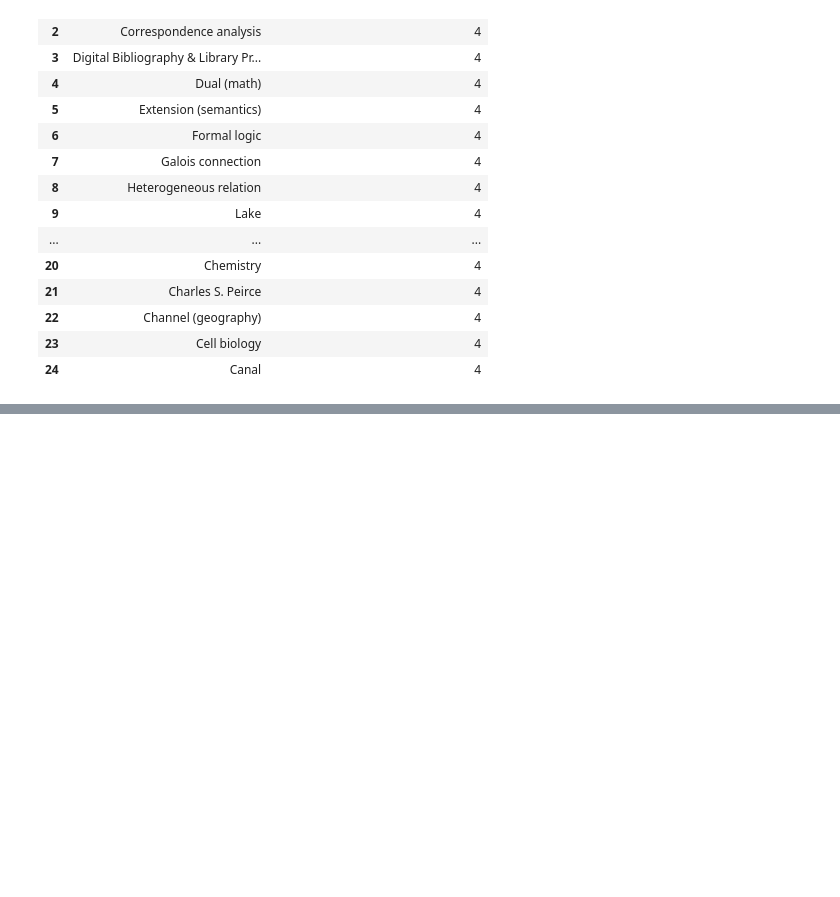
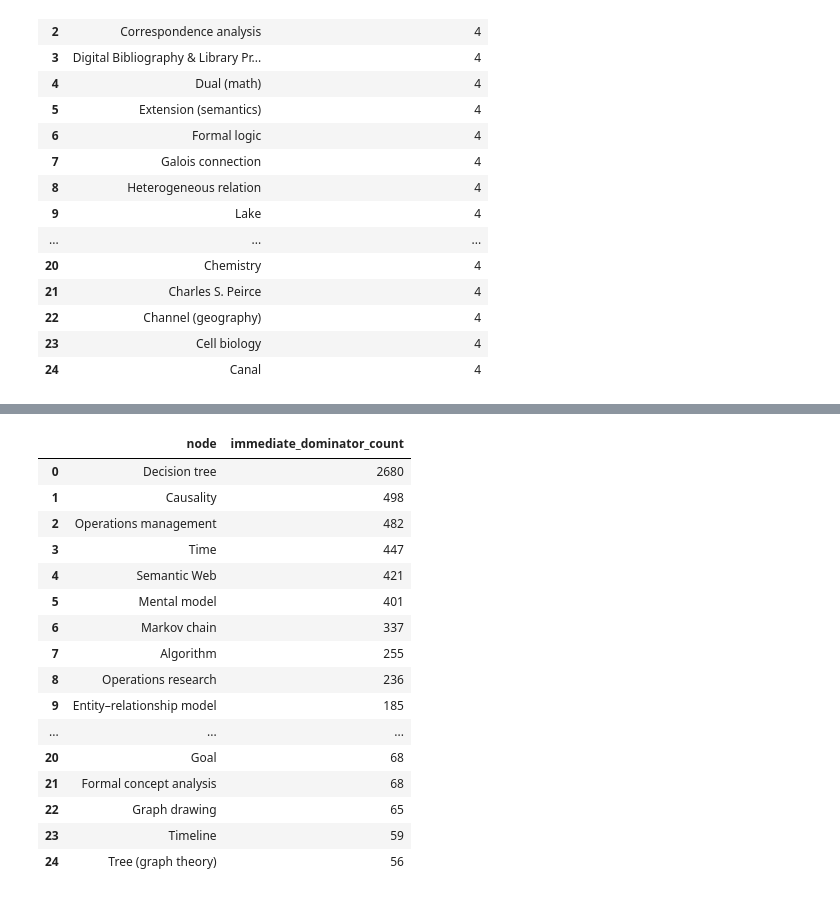
Before and after one commit to QED0711/wiki_learn, a Jupyter notebook: data-retrieval/graph_api/GraphCreator.ipynb, the cells around one changed output, grey strips where cells are left out. Drawn from its saved outputs; the diff is of its cells as text; code cells hidden in the pictures; blank space fills up the shorter version.

```diff
--- a/data-retrieval/graph_api/GraphCreator.ipynb
+++ b/data-retrieval/graph_api/GraphCreator.ipynb
@@ -68,13 +68,10 @@ class GraphCreator:
     def get_centrality(self):
         return sort_dict_values(nx.eigenvector_centrality(self.graph), ["node", "centrality"], "centrality")
 
-    def get_dispersion(self, nodes=None, comparison_node=None):
-        if not nodes:
-            nodes = self.graph.nodes
+    def get_dispersion(self, comparison_node=None):
         if not comparison_node:
             comparison_node = self.entry
-
-        return create_dispersion_df(gc.graph, comparison_node, nodes).sort_values("dispersion", ascending=False).reset_index().drop("index", axis=1)
+        return sort_dict_values(nx.dispersion(self.graph, u=comparison_node), ['node', 'dispersion'], 'dispersion')
 
     def get_pageranks(self):
         page_ranks = sorted([(key, value) for key, value in nx.algorithms.link_analysis.pagerank(
@@ -89,7 +86,7 @@ class GraphCreator:
         d = self.get_degrees()
 
         r_d = r.merge(d, on="node", how="inner")
-        r_d['adjusted_reciprocity'] = rec_deg.reciprocity * rec_deg.degrees
+        r_d['adjusted_reciprocity'] = r_d.reciprocity * r_d.degree
 
         adjusted_reci = r_d.sort_values("adjusted_reciprocity", ascending=False)
         return adjusted_reci.reset_index().drop(["degree", "reciprocity", "index"], axis=1)
@@ -100,6 +97,25 @@ class GraphCreator:
 
         paths = nx.algorithms.single_source_shortest_path_length(self.graph, source)
         return sort_dict_values(paths, ["node", "shortest_path_length_from_source"], "shortest_path_length_from_source", ascending=ascending)
+
+    def get_dominator_counts(self, source=None):
+        if not source:
+            source = self.entry
+
+        dom_dict = nx.algorithms.dominance.immediate_dominators(self.graph, start=source)
+
+        dom_counts = {}
+
+        for key, value in dom_dict.items():
+            if value in dom_counts:
+                dom_counts[value] += 1
+            else:
+                dom_counts[value] = 1
+        for node in self.graph.nodes:
+            if not node in dom_counts:
+                dom_counts[node] = 0
+
+        return sort_dict_values(dom_counts, ['node', 'immediate_dominator_count'], 'immediate_dominator_count')
 
     def create_ego(self, node=None):
         if not node:
@@ -267,3 +311,23 @@ gc.get_adjusted_reciprocity().head(25)
+# %%
+gc.get_dominator_counts().head(25)
+# %% [output]
+|  | node | immediate_dominator_count |
+| 0 | Decision tree | 2680 |
+| 1 | Causality | 498 |
+| 2 | Operations management | 482 |
+| 3 | Time | 447 |
+| 4 | Semantic Web | 421 |
+| 5 | Mental model | 401 |
+| 6 | Markov chain | 337 |
+| 7 | Algorithm | 255 |
+| 8 | Operations research | 236 |
+| 9 | Entity–relationship model | 185 |
+| ... | ... | ... |
+| 20 | Goal | 68 |
+| 21 | Formal concept analysis | 68 |
+| 22 | Graph drawing | 65 |
+| 23 | Timeline | 59 |
+| 24 | Tree (graph theory) | 56 |
 # %%
 ego = nx.ego_graph(gc.graph, "Regression analysis", undirected=True)
 ego.name = "Regression analysis"
```
Also changed, not shown: parts of 7 cells of this notebook, 2 other files.
